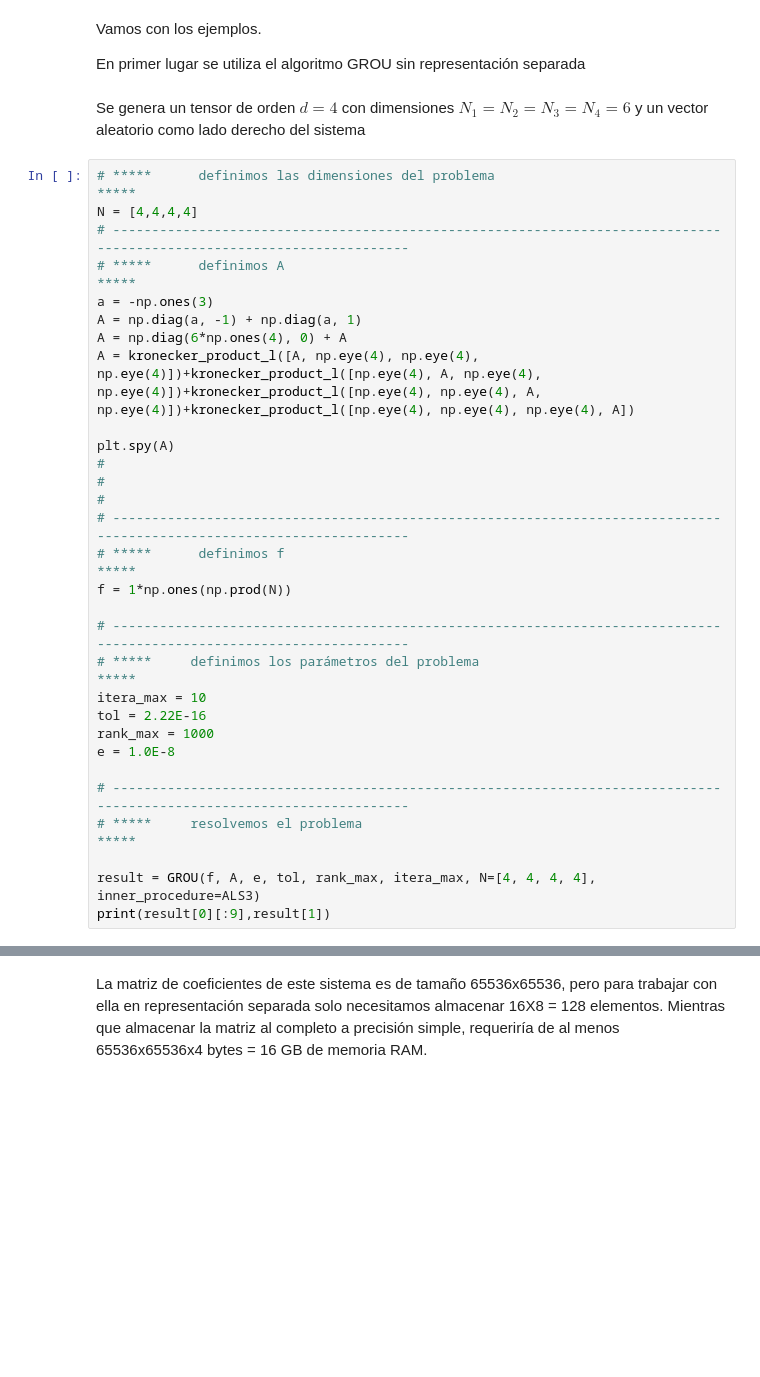
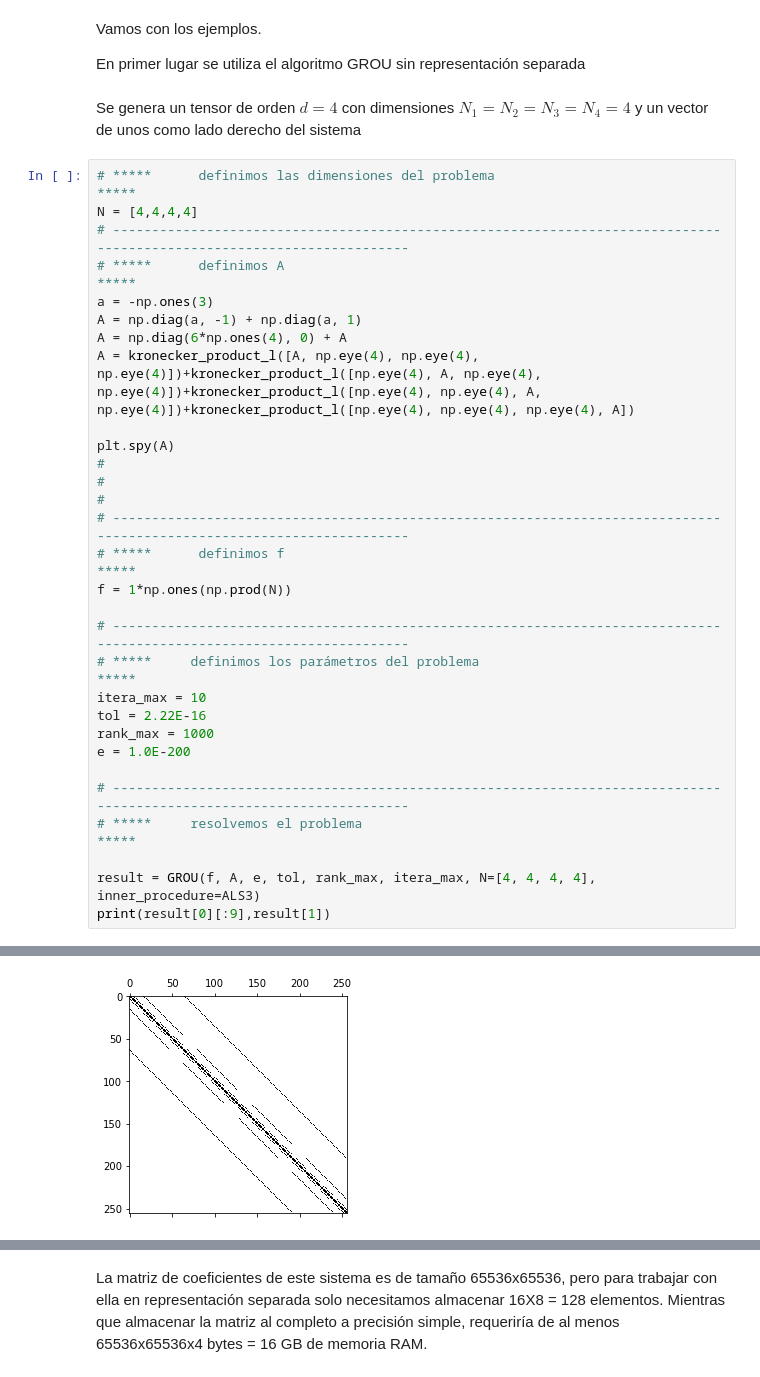
Before and after one commit to Carlos1388/groua, a Jupyter notebook: Greedy_Rank_One_Update.ipynb, the cells around one changed output, grey strips where cells are left out. Saved outputs shown, nothing was run; the diff lists cells and outputs as text; blank space fills up the shorter version.

```diff
--- a/Greedy_Rank_One_Update.ipynb
+++ b/Greedy_Rank_One_Update.ipynb
@@ -881,7 +849,7 @@ Vamos con los ejemplos.
 
 En primer lugar se utiliza el algoritmo GROU sin representación separada
 # %% [markdown]
-Se genera un tensor de orden $d=4$ con dimensiones $N_1 = N_2 = N_3 = N_4 = 6$ y un vector aleatorio como lado derecho del sistema
+Se genera un tensor de orden $d=4$ con dimensiones $N_1 = N_2 = N_3 = N_4 = 4$ y un vector de unos como lado derecho del sistema
 # %%
 # *****      definimos las dimensiones del problema                                                                 *****
 N = [4,4,4,4]
@@ -905,10 +873,11 @@ f = 1*np.ones(np.prod(N))
 itera_max = 10
 tol = 2.22E-16
 rank_max = 1000
-e = 1.0E-8
+e = 1.0E-200
 
 # ----------------------------------------------------------------------------------------------------------------------
 # *****     resolvemos el problema                                                                                  *****
 
 result = GROU(f, A, e, tol, rank_max, itera_max, N=[4, 4, 4, 4], inner_procedure=ALS3)
 print(result[0][:9],result[1])
+# %% [output]
@@ -915 +901,2 @@ print(result[0][:9],result[1])
+[figure, added]
 # %% [markdown]
```
Also changed, not shown: parts of 14 cells of this notebook.
